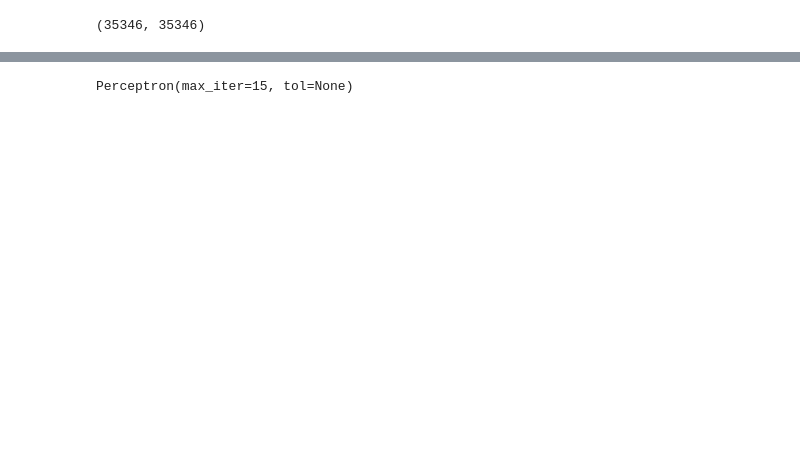
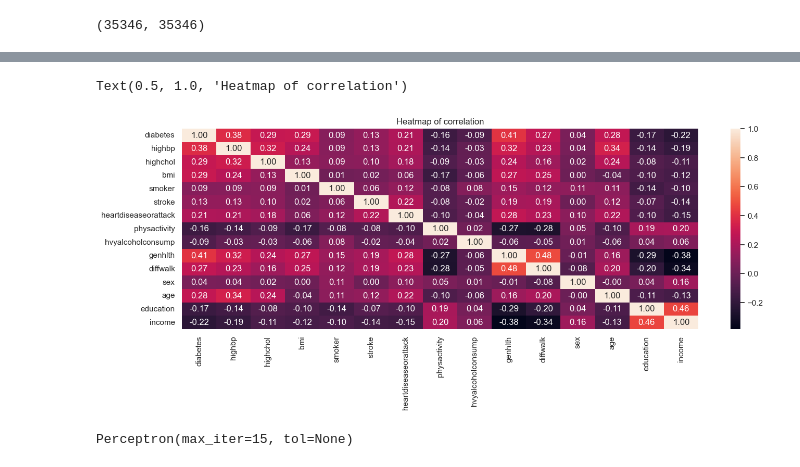
Before and after one commit to Mabuza713/DiabetesDataAnalysis, a Jupyter notebook: diabetes.ipynb, the cells around one changed output, grey strips where cells are left out. Cells and saved outputs as stored; diff of their text form; code cells hidden in the pictures; blank space fills up the shorter version.

```diff
--- a/diabetes.ipynb
+++ b/diabetes.ipynb
@@ -47 +63,12 @@ print((len(table_dataframe[table_dataframe.Diabetes_binary == 1]),len(table_data
+# %%
+#correlation visualisation
+table_dataframe_size = table_dataframe.size
+
+f, axs = plt.subplots(figsize = [16,5])
+correlation = table_dataframe.corr()
+sns.heatmap(correlation, annot= True,fmt= "0.2f" ,ax = axs)
+axs.set_title("Heatmap of correlation")
+# %% [output]
+Text(0.5, 1.0, 'Heatmap of correlation')
+[figure, added]
 # %%
```
Also changed, not shown: parts of 7 cells of this notebook, 1 other file.
